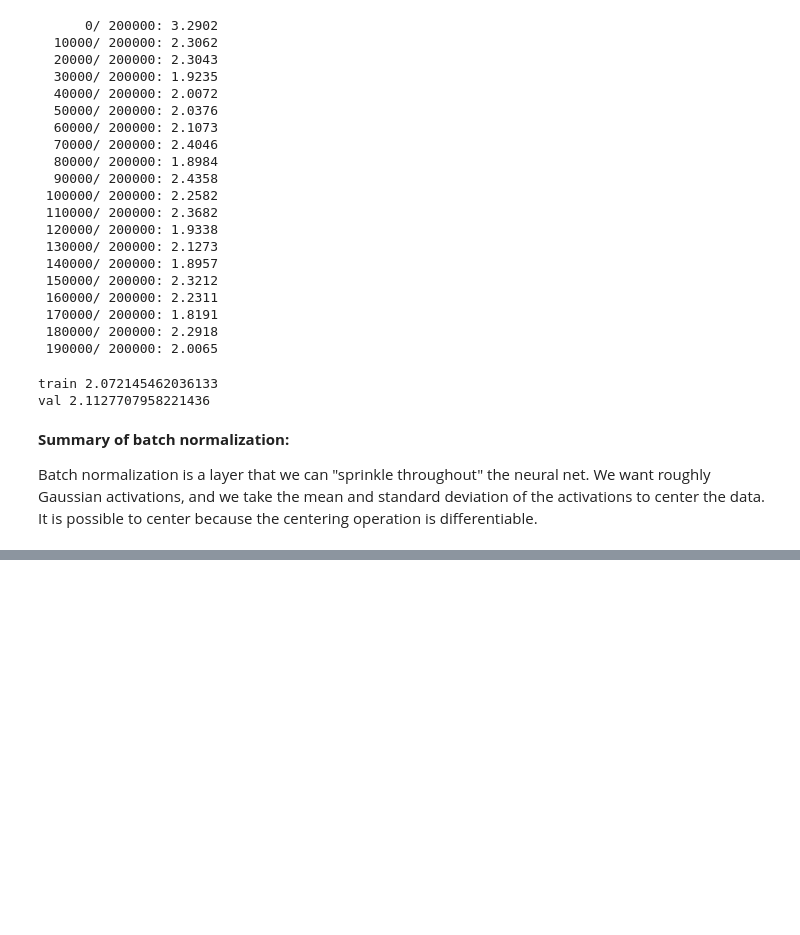
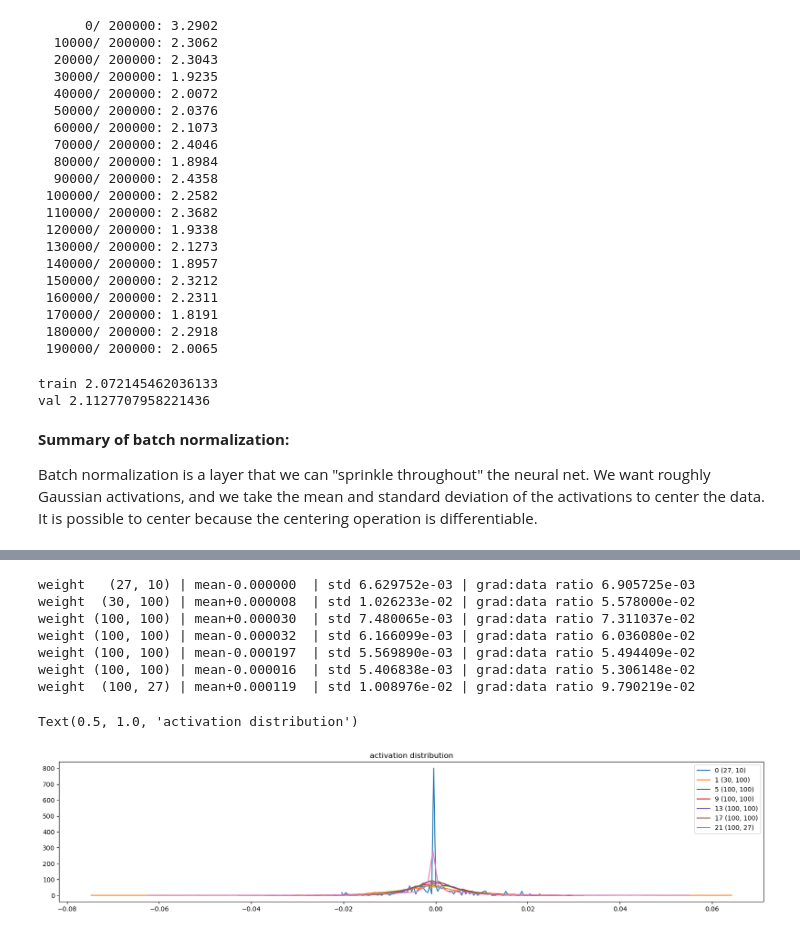
Before and after one commit to Nazym-MU/neural-nets-intro, a Jupyter notebook: makemore (lecture 4).ipynb, the cells around one changed output, grey strips where cells are left out. Cells and saved outputs as stored; diff of their text form; code cells hidden in the pictures; blank space fills up the shorter version.

```diff
--- a/makemore (lecture 4).ipynb
+++ b/makemore (lecture 4).ipynb
@@ -390,0 +608,23 @@ for _ in range(20):
+# %%
+# visualize histograms
+plt.figure(figsize=(20, 4))
+legends = []
+for i, p in enumerate(parameters):
+    t = p.grad
+    if p.ndim == 2:
+        print('weight %10s | mean%+f  | std %e | grad:data ratio %e' % (tuple(p.shape), t.mean(), t.std(), t.std()/p.std()))
+        hy, hx = torch.histogram(t, density=True)
+        plt.plot(hx[:-1].detach(), hy.detach())
+        legends.append(f'{i} {tuple(p.shape)}')
+plt.legend(legends);
+plt.title('activation distribution')
+# %% [output]
+weight   (27, 10) | mean-0.000000  | std 6.629752e-03 | grad:data ratio 6.905725e-03
+weight  (30, 100) | mean+0.000008  | std 1.026233e-02 | grad:data ratio 5.578000e-02
+weight (100, 100) | mean+0.000030  | std 7.480065e-03 | grad:data ratio 7.311037e-02
+weight (100, 100) | mean-0.000032  | std 6.166099e-03 | grad:data ratio 6.036080e-02
+weight (100, 100) | mean-0.000197  | std 5.569890e-03 | grad:data ratio 5.494409e-02
+weight (100, 100) | mean-0.000016  | std 5.406838e-03 | grad:data ratio 5.306148e-02
+weight  (100, 27) | mean+0.000119  | std 1.008976e-02 | grad:data ratio 9.790219e-02
+Text(0.5, 1.0, 'activation distribution')
+[figure, added]
```
Also changed, not shown: parts of 13 cells of this notebook.
